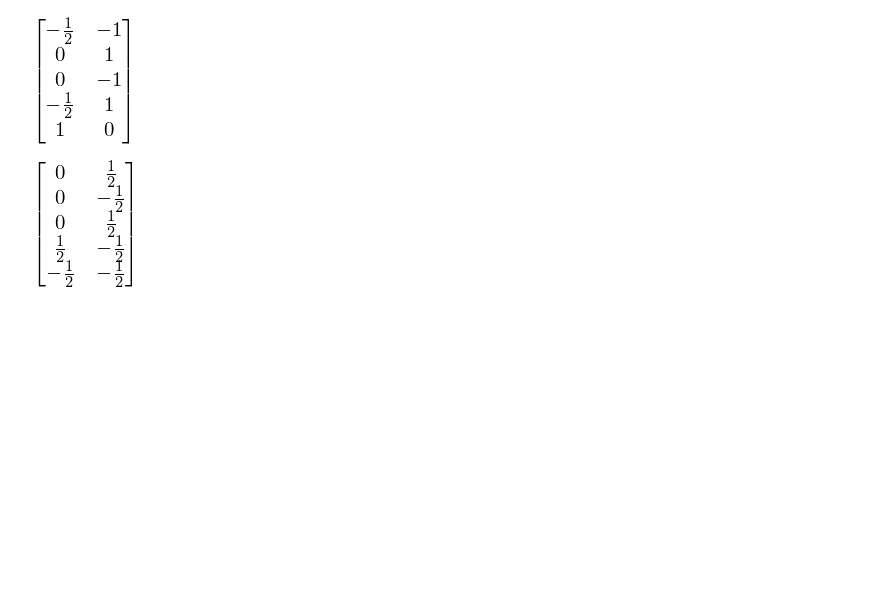
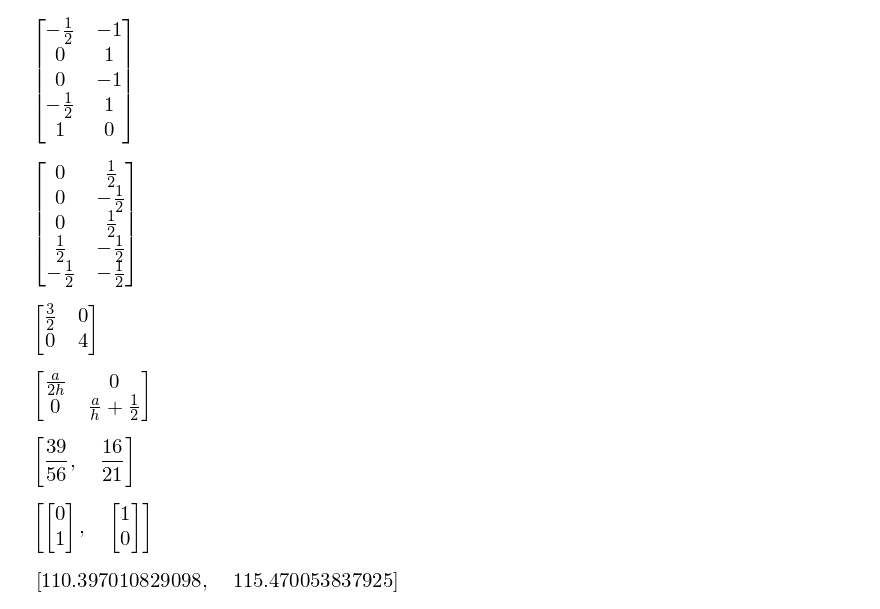
Before and after one commit to Ccaccia73/semimonocoque, a Jupyter notebook: CorrectiveSolutions.ipynb, the cells around one changed output. Cells and saved outputs as stored; diff of their text form; code cells hidden in the pictures; blank space fills up the shorter version.

```diff
--- a/CorrectiveSolutions.ipynb
+++ b/CorrectiveSolutions.ipynb
@@ -156,0 +128,8 @@ S1.H
+# %%
+S1.Ktilde
+# %% [output]
+[figure, added]
+# %%
+S1.Mtilde
+# %% [output]
+[figure, added]
@@ -156,0 +138,15 @@ S1.H
+# %%
+β2 = [sol[0] for sol in sol_data]
+β2
+# %% [output]
+[figure, added]
+# %%
+X = [sol[2][0] for sol in sol_data]
+X
+# %% [output]
+[figure, added]
+# %%
+λ = [sympy.N(sympy.sqrt(E*A*h/(G*t)*βi).subs(datav)) for βi in β2]
+λ
+# %% [output]
+[figure, added]
```
Also changed, not shown: parts of 12 cells of this notebook, 3 other files.
